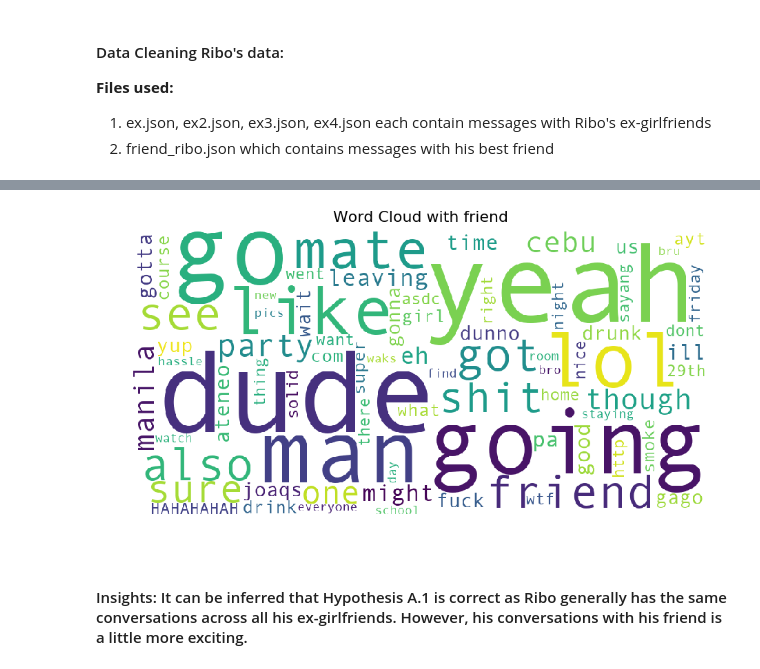
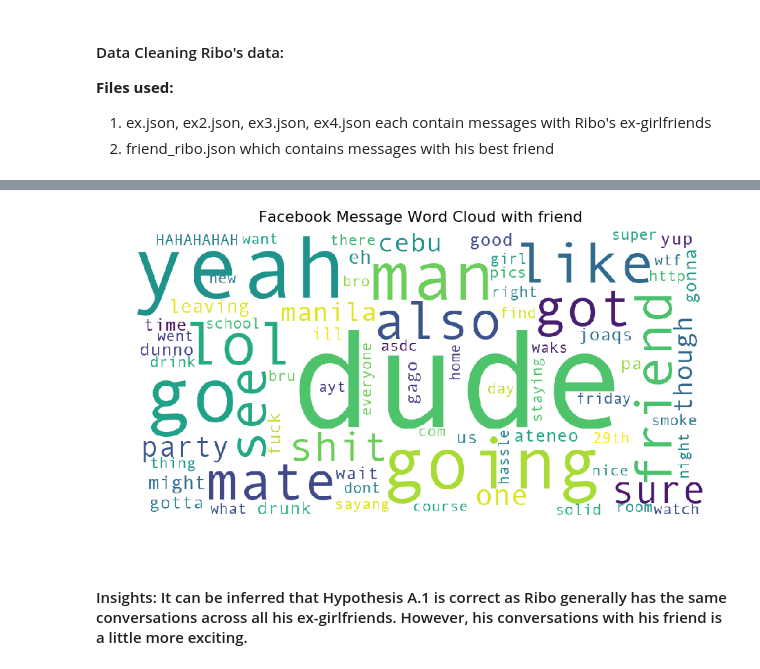
Before and after one commit to prismray/Facebook_Data_Viz, a Jupyter notebook: Facebook_Analysis_Ribo_Aash.ipynb, the cells around one changed output, grey strips where cells are left out. Saved outputs shown, nothing was run; the diff lists cells and outputs as text; code cells hidden in the pictures.

```diff
--- a/Facebook_Analysis_Ribo_Aash.ipynb
+++ b/Facebook_Analysis_Ribo_Aash.ipynb
@@ -236,15 +236,15 @@ plt.show();
 # %%
 #Plot the worcloud, customize font, number of words, color scheme, size, title
 wordcloud_ribo_friend = WordCloud(font_path='/Library/Fonts/Andale Mono.ttf', min_font_size=12, max_words=75, \
                             width=1000, colormap="viridis", height=500, background_color="white",\
                             stopwords=stopwords).generate(string_ribo_friend)
 plt.figure(figsize=(15,8));
 plt.imshow(wordcloud_ribo_friend);
-plt.title("Word Cloud with friend",{'fontsize': 22}, y=1.02)
+plt.title("Facebook Message Word Cloud with friend",{'fontsize': 22}, y=1.02)
 plt.axis("off");
 plt.show();
 # %% [output]
-[figure, old version]
+[figure, new version]
 # %% [markdown]
 #### Insights: It can be inferred that Hypothesis A.1 is correct as Ribo generally has the same conversations across all his ex-girlfriends. However, his conversations with his friend is a little more exciting.
 # %% [markdown]
```
Also changed, not shown: parts of 15 cells of this notebook.
